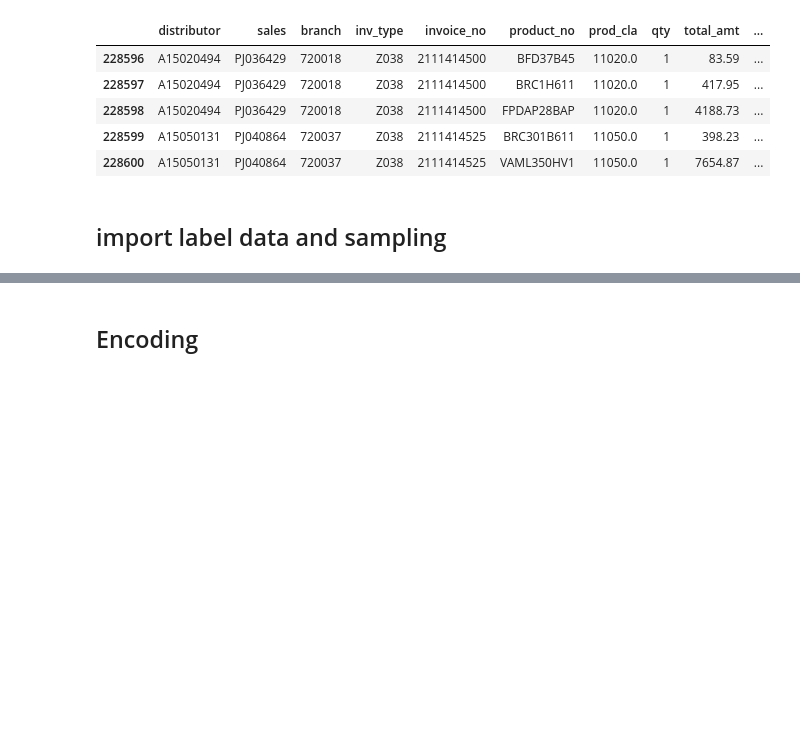
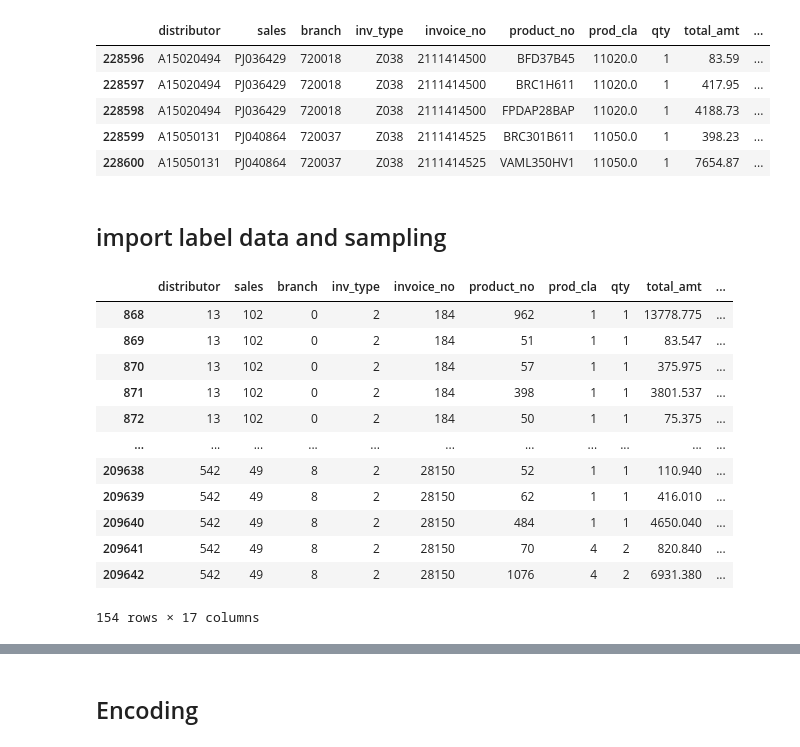
Before and after one commit to ryanhao1115/ML-for-Fraud-Detection, a Jupyter notebook: 4_1_activelearning_ordinal.ipynb, the cells around one changed output, grey strips where cells are left out. Saved outputs shown, nothing was run; the diff lists cells and outputs as text; code cells hidden in the pictures; blank space fills up the shorter version.

```diff
--- a/4_1_activelearning_ordinal.ipynb
+++ b/4_1_activelearning_ordinal.ipynb
@@ -44,3 +49,17 @@ df_fraud = pd.read_csv(file,header=None)
 # %%
-df_fraud.columns = ['invoice_no']
+df_fraud
+# %% [output]
+|  | distributor | sales | branch | inv_type | invoice_no | product_no | prod_cla | qty | total_amt | ... |
+| 868 | 13 | 102 | 0 | 2 | 184 | 962 | 1 | 1 | 13778.775 | ... |
+| 869 | 13 | 102 | 0 | 2 | 184 | 51 | 1 | 1 | 83.547 | ... |
+| 870 | 13 | 102 | 0 | 2 | 184 | 57 | 1 | 1 | 375.975 | ... |
+| 871 | 13 | 102 | 0 | 2 | 184 | 398 | 1 | 1 | 3801.537 | ... |
+| 872 | 13 | 102 | 0 | 2 | 184 | 50 | 1 | 1 | 75.375 | ... |
+| ... | ... | ... | ... | ... | ... | ... | ... | ... | ... | ... |
+| 209638 | 542 | 49 | 8 | 2 | 28150 | 52 | 1 | 1 | 110.940 | ... |
+| 209639 | 542 | 49 | 8 | 2 | 28150 | 62 | 1 | 1 | 416.010 | ... |
+| 209640 | 542 | 49 | 8 | 2 | 28150 | 484 | 1 | 1 | 4650.040 | ... |
+| 209641 | 542 | 49 | 8 | 2 | 28150 | 70 | 4 | 2 | 820.840 | ... |
+| 209642 | 542 | 49 | 8 | 2 | 28150 | 1076 | 4 | 2 | 6931.380 | ... |
+154 rows × 17 columns
 # %%
```
Also changed, not shown: parts of 13 cells of this notebook.
